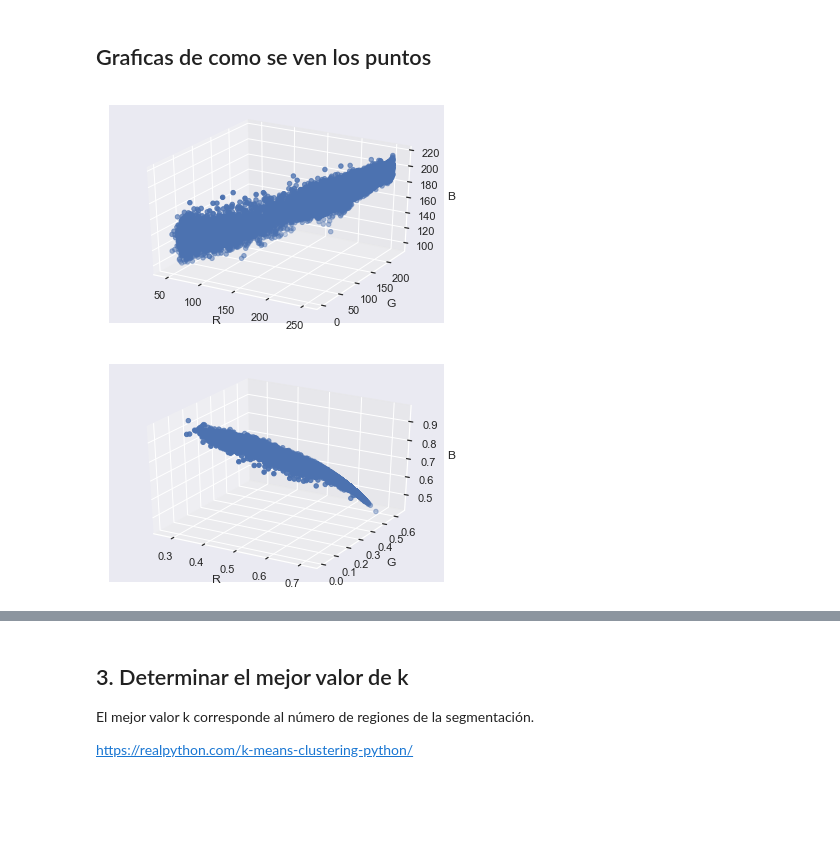
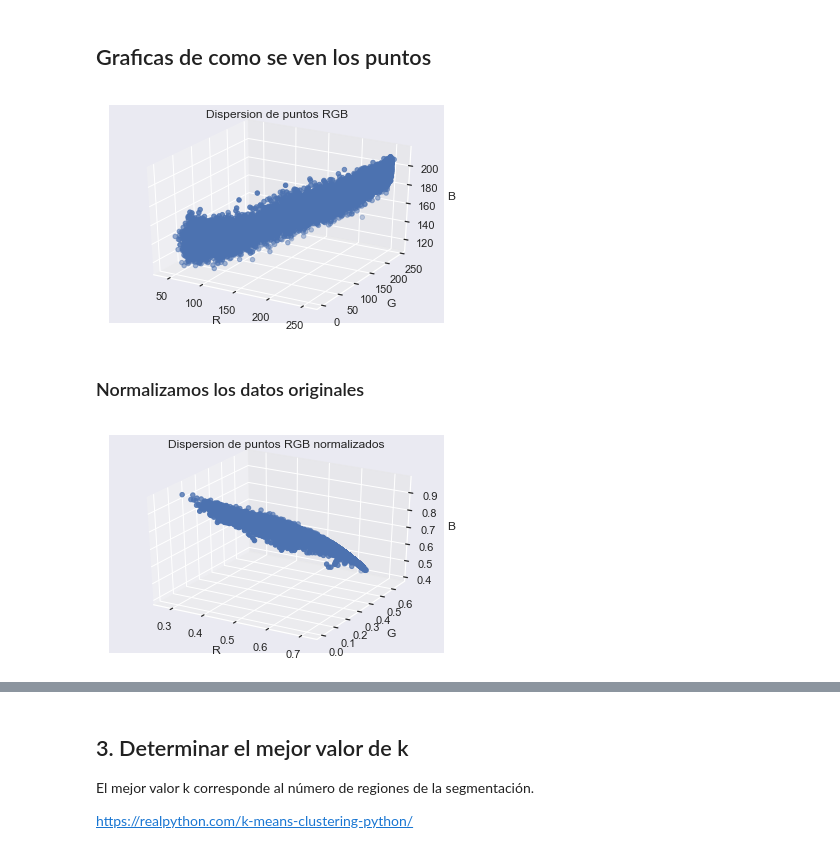
Before and after one commit to juanksRuiz/Machine_Learning, a Jupyter notebook: Proyectos/Proyectos Taller I/Clustering/Clustering II Cells/proy1_Clustering_2__ML_JuanCamiloRuiz.ipynb, the cells around one changed output, grey strips where cells are left out. Cells and saved outputs as stored; diff of their text form; code cells hidden in the pictures; blank space fills up the shorter version.

```diff
--- a/Proyectos/Proyectos Taller I/Clustering/Clustering II Cells/proy1_Clustering_2__ML_JuanCamiloRuiz.ipynb
+++ b/Proyectos/Proyectos Taller I/Clustering/Clustering II Cells/proy1_Clustering_2__ML_JuanCamiloRuiz.ipynb
@@ -78,4 +95,4 @@ def img_to_matrix(img):
 # %%
 # Probando con imagen
-id=2
+id=0
 X = img_to_matrix(data[id])
@@ -109,21 +107,24 @@ plot_2img(data[id],img_tf)
 # %% [markdown]
 ## Graficas de como se ven los puntos
 # %%
-def scatter_3d(X,Y,Z):
+def scatter_3d(X,Y,Z,titulo):
     fig = plt.figure()
     ax = fig.add_subplot(111,projection='3d')
     ax.scatter(X,Y,Z,marker='o')
     ax.set_xlabel("R")
     ax.set_ylabel("G")
     ax.set_zlabel("B")
+    ax.set_title(titulo)
     plt.show()
 # %%
-scatter_3d(X[:,0],X[:,1],X[:,2])
+scatter_3d(X[:,0],X[:,1],X[:,2],"Dispersion de puntos RGB")
 # %% [output]
-[figure, old version]
+[figure, new version]
+# %% [markdown]
+### Normalizamos los datos originales
 # %%
 X_norm = normalize(X,norm='l2')
 # %%
-scatter_3d(X_norm[:,0],X_norm[:,1],X_norm[:,2])
+scatter_3d(X_norm[:,0],X_norm[:,1],X_norm[:,2],"Dispersion de puntos RGB normalizados")
 # %% [output]
-[figure, old version]
+[figure, new version]
```
Also changed, not shown: parts of 39 cells of this notebook.
